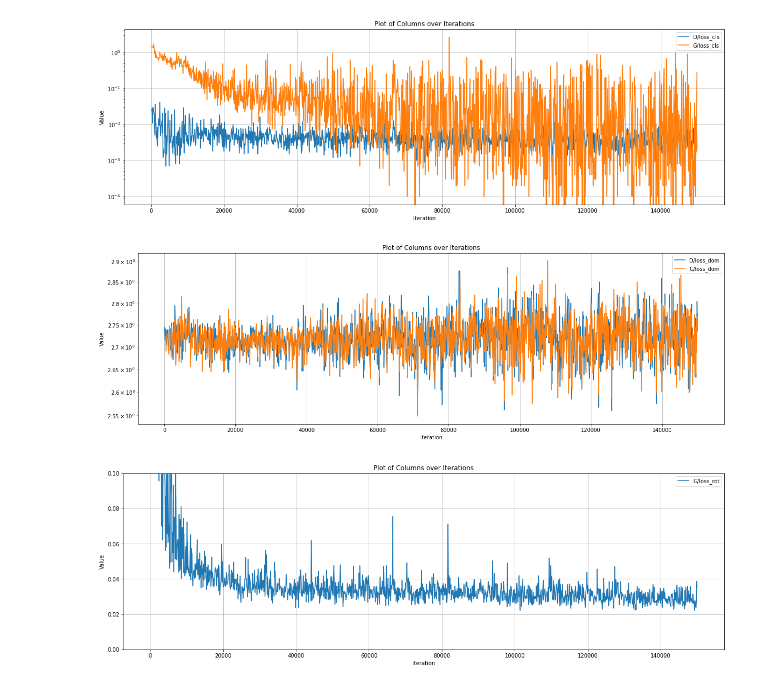
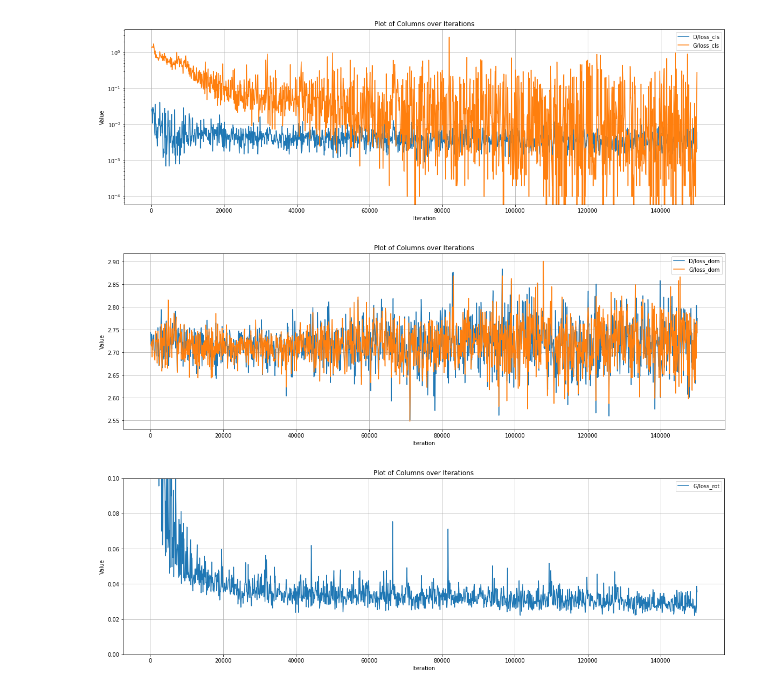
Before and after one commit to Cirins/stargan, a Jupyter notebook: expr_rw_ma/expr14/eval.ipynb, the cells around one changed output. Saved outputs shown, nothing was run; the diff lists cells and outputs as text; code cells hidden in the pictures.

```diff
--- a/expr_rw_ma/expr14/eval.ipynb
+++ b/expr_rw_ma/expr14/eval.ipynb
@@ -63,9 +63,9 @@ plot_columns(history, ['D/loss_cls', 'G/loss_cls'], logaxis=True)
 # %% [output]
 [figure]
 # %%
-plot_columns(history, ['D/loss_dom', 'G/loss_dom'], logaxis=True, hline=False)
+plot_columns(history, ['D/loss_dom', 'G/loss_dom'], logaxis=False, hline=False)
 # %% [output]
-[figure, old version]
+[figure, new version]
 # %%
 plot_columns(history, ['G/loss_rot'], logaxis=False, hline=False, ylim=(0, 0.1))
 # %% [output]
```
Also changed, not shown: 11 other files.
